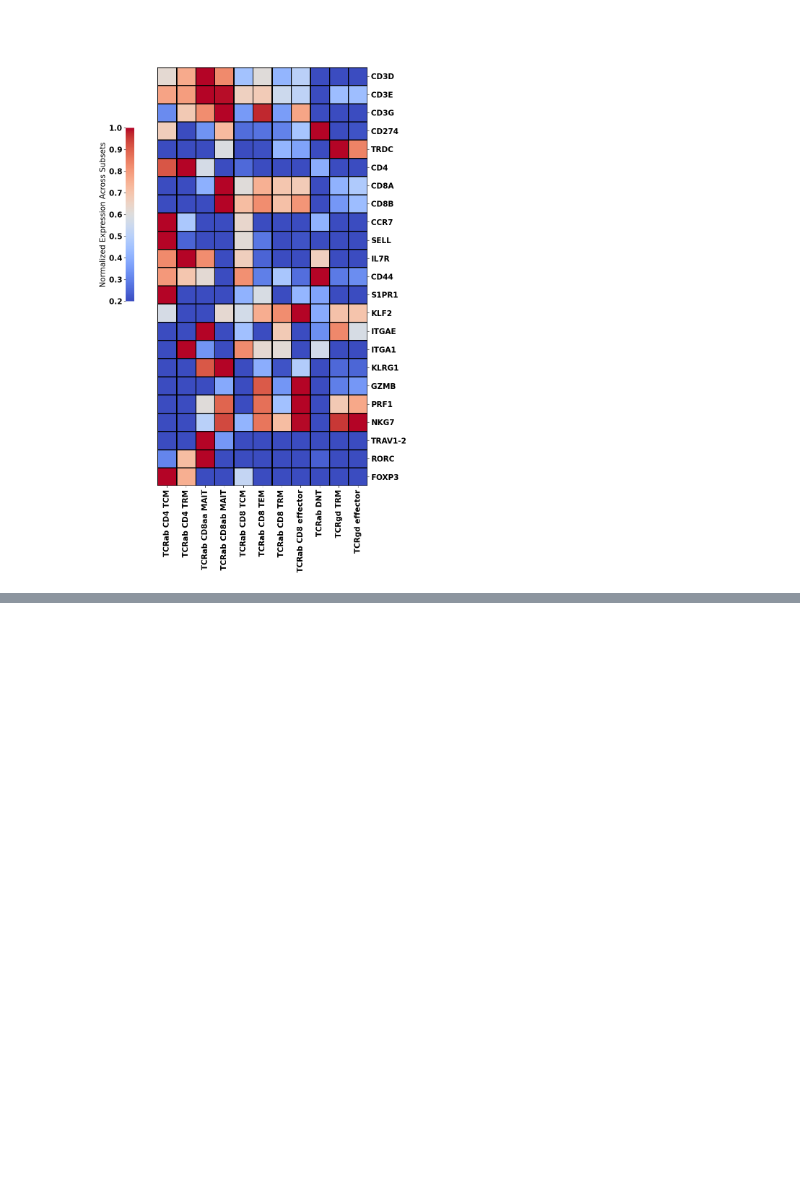
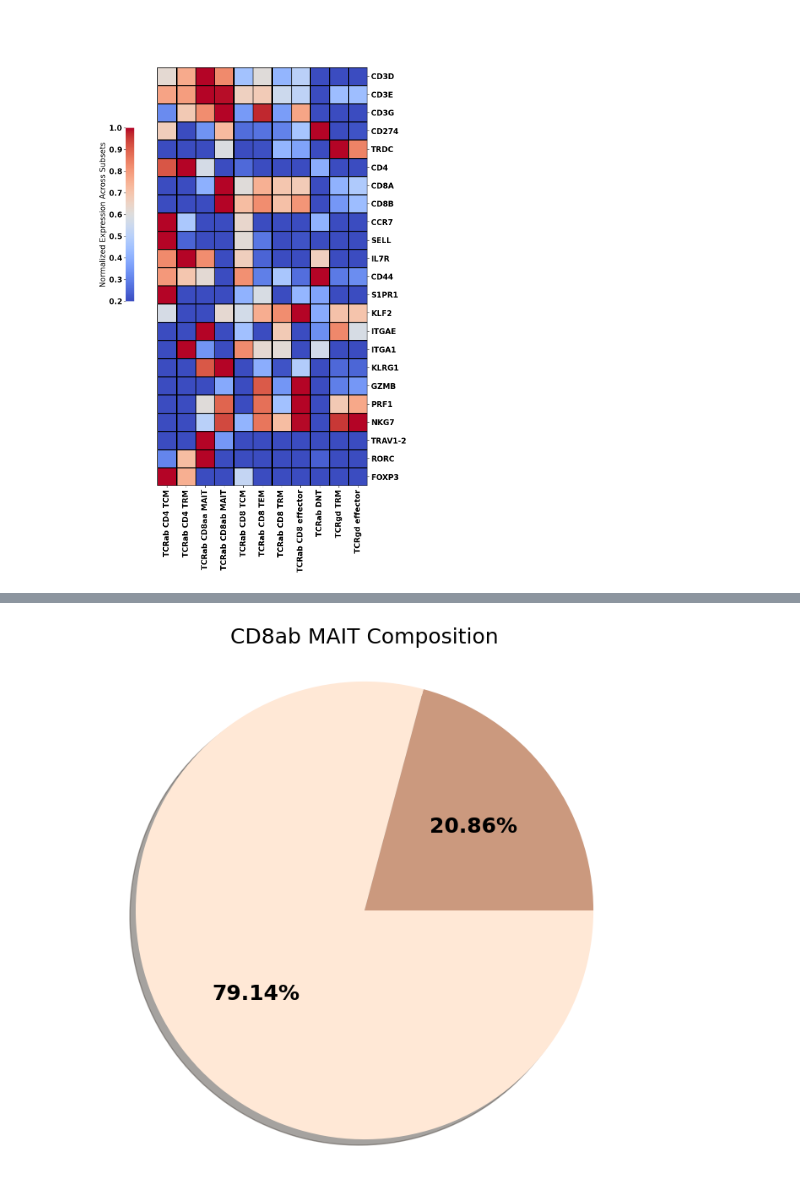
Before and after one commit to Ran-x2/gut-liver-whole-tissue, a Jupyter notebook: liver_visualization.ipynb, the cells around one changed output, grey strips where cells are left out. Saved outputs shown, nothing was run; the diff lists cells and outputs as text; code cells hidden in the pictures; blank space fills up the shorter version.

```diff
--- a/liver_visualization.ipynb
+++ b/liver_visualization.ipynb
@@ -371,0 +381,9 @@ plt.savefig('vis/liver_T_heatmap.png',dpi = 300,bbox_inches='tight')
+# %%
+patches, texts, autotexts =plt.pie([float(i) for i in pd.DataFrame(adata34.obs.loc[adata34.obs['celltype_highres']=='TCRab CD8ab MAIT','Donor ID'].value_counts(normalize=True)).reindex(['Donor AJD3280','Donor AJG2309']).values],
+              autopct='%1.2f%%',
+              colors = donor_palette[0:2], shadow=True, radius=1.1)
+plt.setp(autotexts, size=18, weight="bold")
+plt.title('CD8ab MAIT Composition')
+plt.savefig('vis/CD8abMAITPie.png',dpi = 300,bbox_inches='tight')
+# %% [output]
+[figure, added]
```
Also changed, not shown: parts of 1 cell of this notebook.
